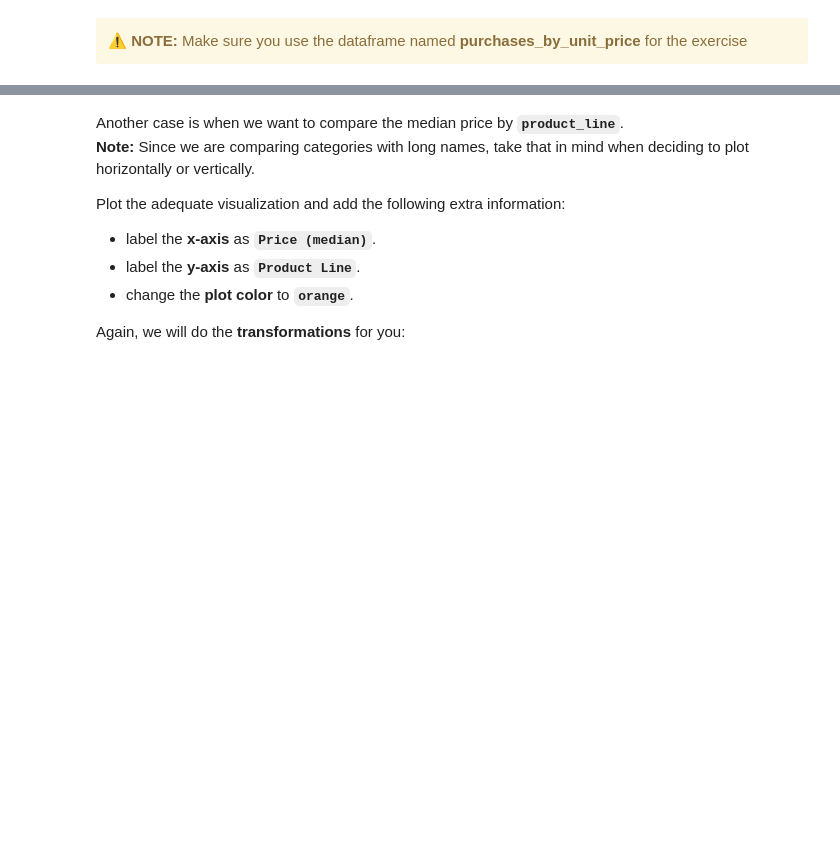
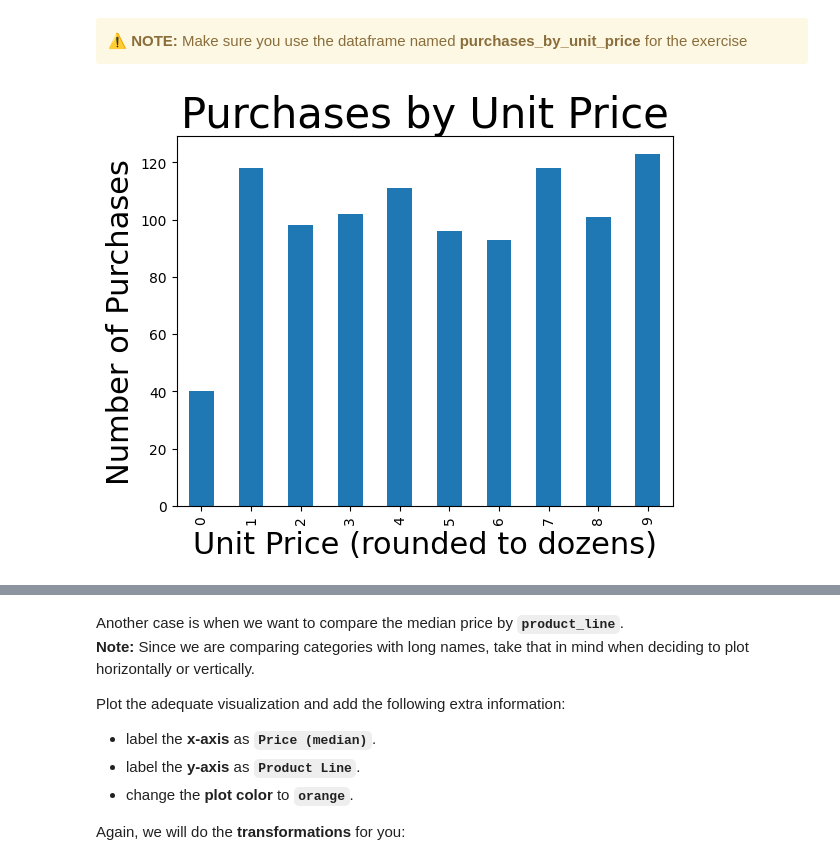
Before and after one commit to carlos-regis/ldsa-admission, a Jupyter notebook: SLU03 - Visualization with Pandas and Matplotlib/Exercise notebook.ipynb, the cells around one changed output, grey strips where cells are left out. Cells and saved outputs as stored; diff of their text form; code cells hidden in the pictures; blank space fills up the shorter version.

```diff
--- a/SLU03 - Visualization with Pandas and Matplotlib/Exercise notebook.ipynb
+++ b/SLU03 - Visualization with Pandas and Matplotlib/Exercise notebook.ipynb
@@ -274,9 +284,15 @@ purchases_by_unit_price.head()
 ⚠️ <b>NOTE: </b>Make sure you use the dataframe named <b>purchases_by_unit_price</b> for the exercise
 </div>
 # %%
-# YOUR CODE HERE
-raise NotImplementedError()
+plt.title("Purchases by Unit Price", size=30)
+plt.xlabel("Unit Price (rounded to dozens)", size=22)
+plt.ylabel("Number of Purchases", size=22)
+
+purchases_by_unit_price.total.plot.bar()
+
 axis = plt.gca();
+# %% [output]
+[figure, added]
 # %%
 pc = PlotChecker(axis)
 pc._patches = np.array(pc.axis.patches)
```
Also changed, not shown: parts of 16 cells of this notebook, 1 other file.
